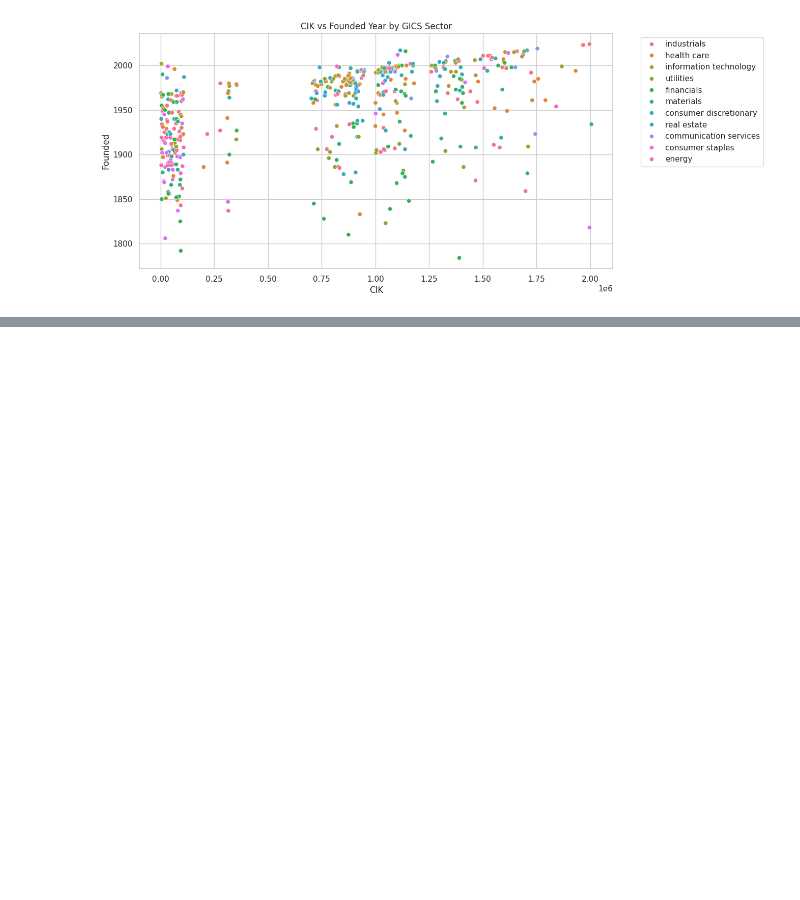
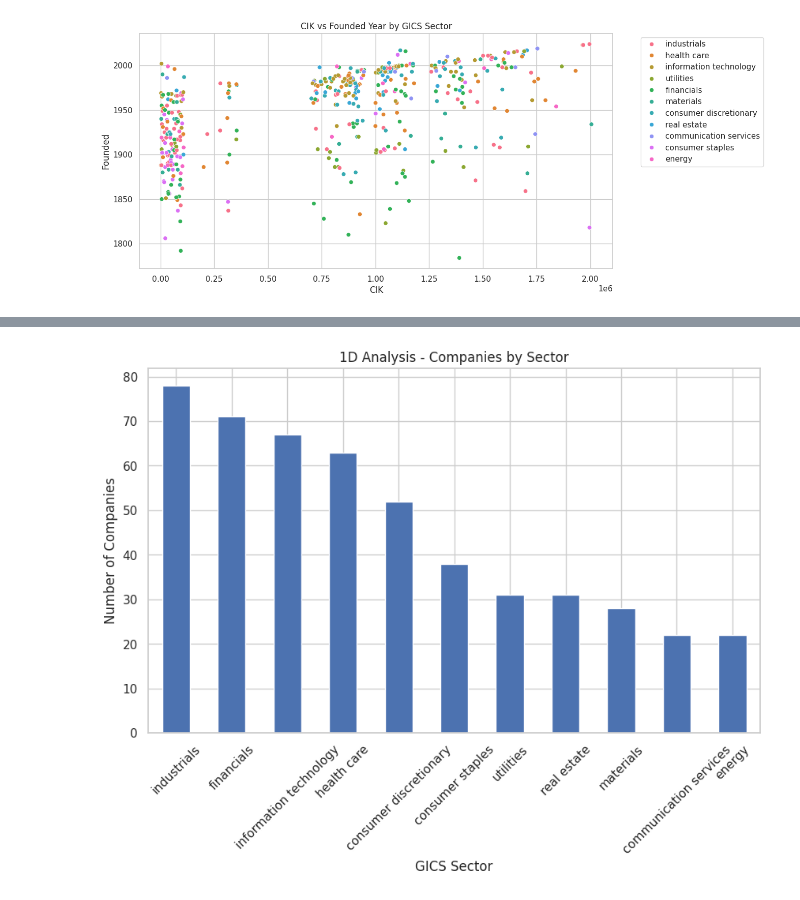
Before and after one commit to nimmakayalaakshaya/akshaya_nimmakayala, a Jupyter notebook: phase1.ipynb, the cells around one changed output, grey strips where cells are left out. Cells and saved outputs as stored; diff of their text form; code cells hidden in the pictures; blank space fills up the shorter version.

```diff
--- a/phase1.ipynb
+++ b/phase1.ipynb
@@ -460,0 +509,11 @@ plt.show()
+# %%
+# Sector bar chart
+plt.figure(figsize=(10,6))
+df["GICS Sector"].value_counts().plot(kind="bar")
+plt.xlabel("GICS Sector")
+plt.ylabel("Number of Companies")
+plt.title("1D Analysis - Companies by Sector")
+plt.xticks(rotation=45)
+plt.show()
+# %% [output]
+[figure, added]
```
Also changed, not shown: parts of 24 cells of this notebook.
